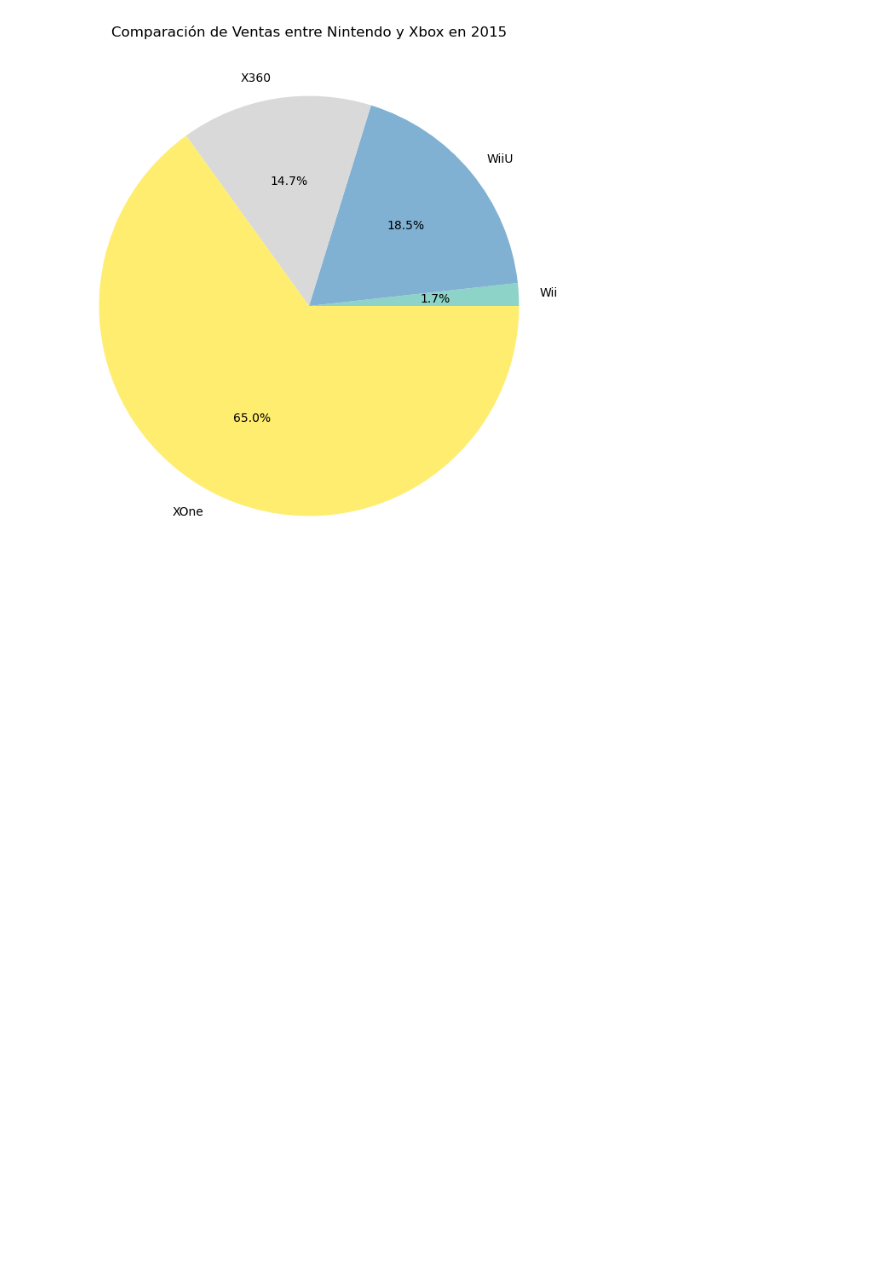
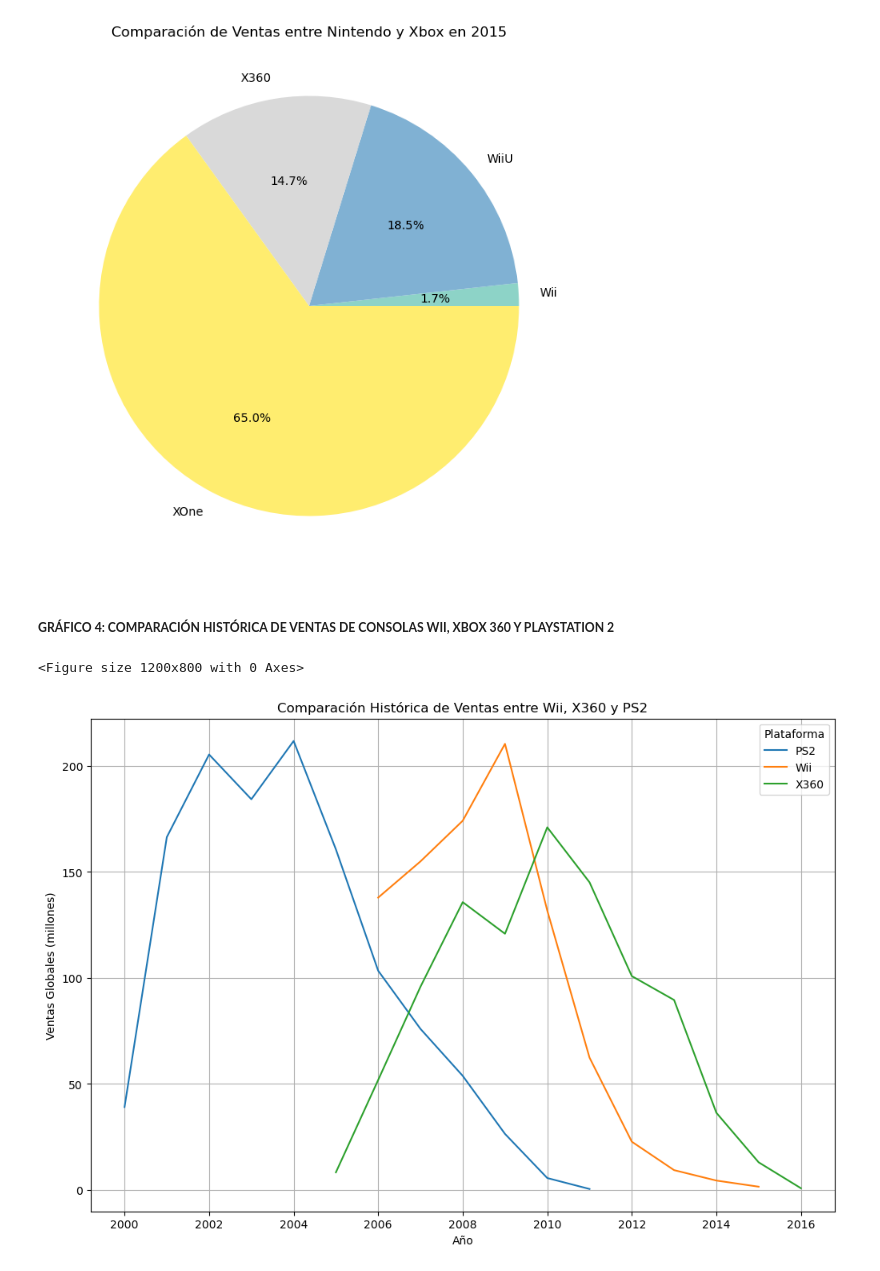
Before and after one commit to Vikktor93/proyecto-final-python-datascience, a Jupyter notebook: 003_visualizacion.ipynb, the cells around one changed output. Drawn from its saved outputs; the diff is of its cells as text; code cells hidden in the pictures; blank space fills up the shorter version.

Commit message:
Se agrega Gráfico N°4 de comparación histórica de ventas de consolas wii, xbox 360 y PS2

```diff
--- a/003_visualizacion.ipynb
+++ b/003_visualizacion.ipynb
@@ -56,3 +56,24 @@ plt.ylabel('')
 plt.show()
 # %% [output]
 [figure]
+# %% [markdown]
+##### **GRÁFICO 4: COMPARACIÓN HISTÓRICA DE VENTAS DE CONSOLAS WII, XBOX 360 Y PLAYSTATION 2**
+# %%
+# Filtrando los datos para Wii, X360, y PS2
+plataformas = ['Wii', 'X360', 'PS2']
+df_filtrado = df[df['Platform'].isin(plataformas)]
+
+# Agrupando por año y plataforma, y sumar las ventas globales
+ventas = df_filtrado.groupby(['Year', 'Platform'])['Global_Sales'].sum().unstack()
+
+plt.figure(figsize=(12, 8))
+ventas.plot(kind='line', figsize=(12, 8))
+plt.title('Comparación Histórica de Ventas entre Wii, X360 y PS2')
+plt.xlabel('Año')
+plt.ylabel('Ventas Globales (millones)')
+plt.grid(True)
+plt.legend(title='Plataforma', loc='upper right')
+plt.show()
+# %% [output]
+<Figure size 1200x800 with 0 Axes>
+[figure, added]
```
